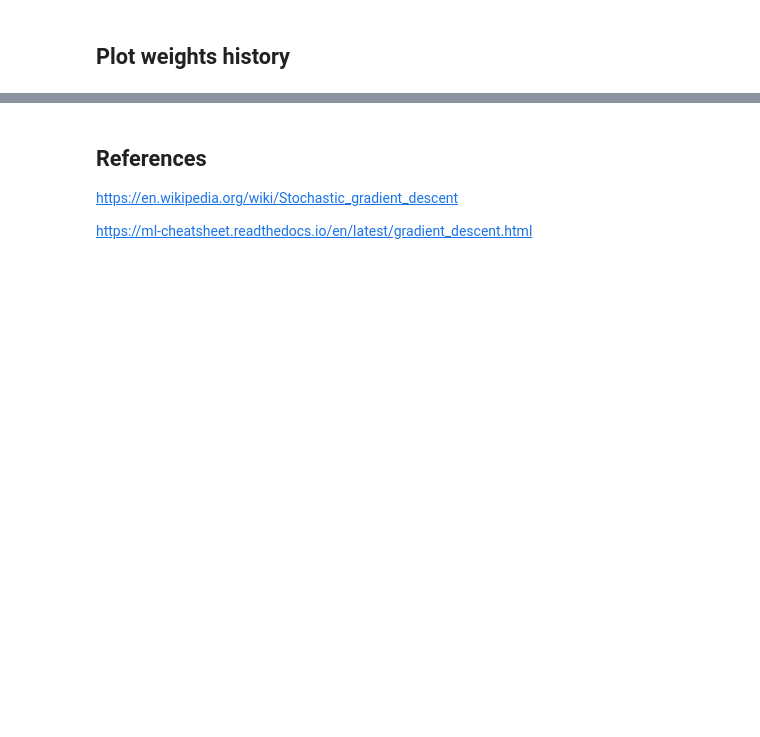
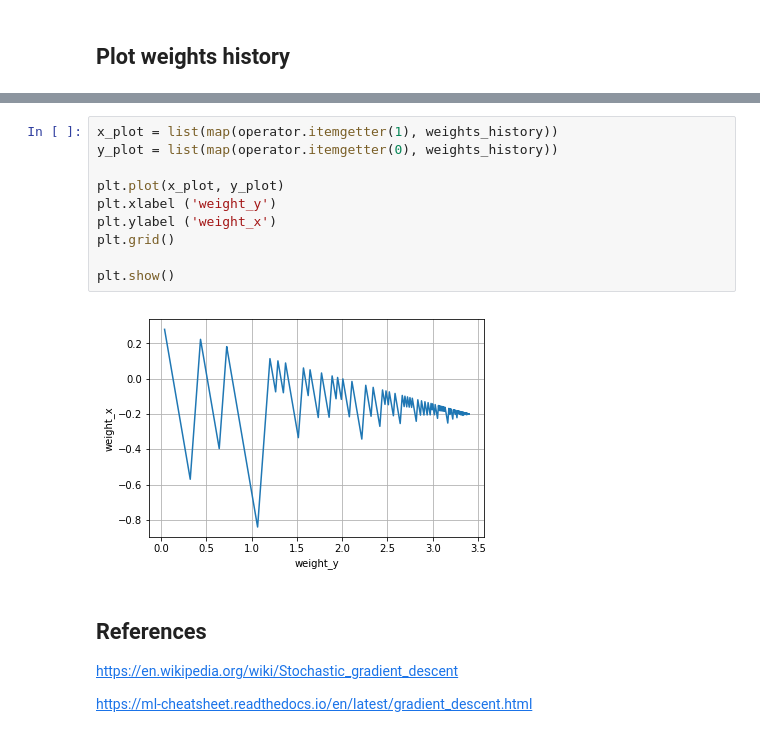
Before and after one commit to quentin-auge/simple-nn, a Jupyter notebook: two_points_sgd.ipynb, the cells around one changed output, grey strips where cells are left out. Saved outputs shown, nothing was run; the diff lists cells and outputs as text; blank space fills up the shorter version.

```diff
--- a/two_points_sgd.ipynb
+++ b/two_points_sgd.ipynb
@@ -182,3 +174,15 @@ plotly.iplot(figure)
+# %%
+x_plot = list(map(operator.itemgetter(1), weights_history))
+y_plot = list(map(operator.itemgetter(0), weights_history))
+
+plt.plot(x_plot, y_plot)
+plt.xlabel ('weight_y')
+plt.ylabel ('weight_x')
+plt.grid()
+
+plt.show()
+# %% [output]
+[figure, added]
 # %% [markdown]
 ## References
 
```
Also changed, not shown: parts of 6 cells of this notebook, 1 other file.
